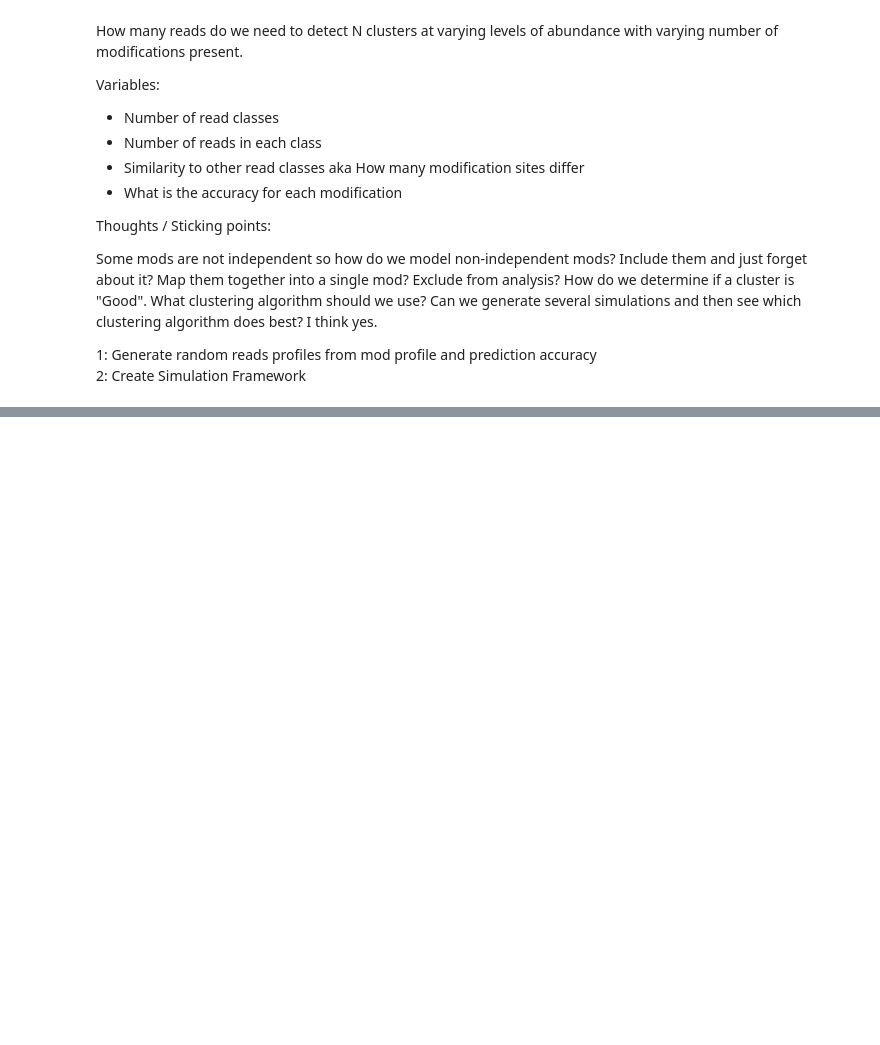
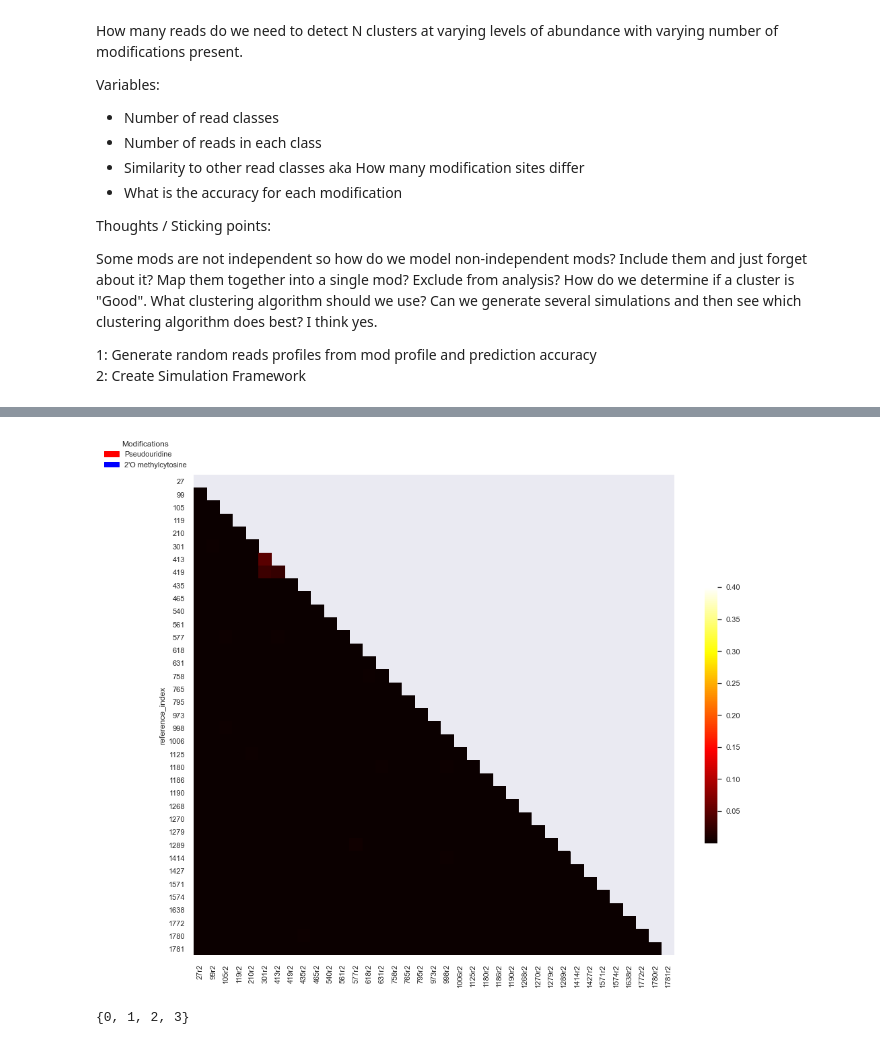
Before and after one commit to adbailey4/read_clustering, a Jupyter notebook: notebooks/simulation_detection_limit.ipynb, the cells around one changed output, grey strips where cells are left out. Cells and saved outputs as stored; diff of their text form; code cells hidden in the pictures; blank space fills up the shorter version.

```diff
--- a/notebooks/simulation_detection_limit.ipynb
+++ b/notebooks/simulation_detection_limit.ipynb
@@ -155,0 +187,13 @@ KeyError: 'variants'
+# %%
+cmap = "OrRd"
+cmap = "cool"
+cmap = "hot"
+pseudou="ql"
+twoprimeo=["na", "ob", "pc", "qd"]
+norm = None
+stat = "r2"
+# %%
+contig = 'RDN18-1'
+ld_df = vc.plot_ld_heatmap(contig, vc.get_contig_positions(contig), stat="r2", cmap=cmap, norm=norm)
+# %% [output]
+[figure, added]
@@ -155,0 +233,4 @@ KeyError: 'variants'
+# %%
+set(labels_true)
+# %% [output]
+{0, 1, 2, 3}
```
Also changed, not shown: parts of 40 cells of this notebook, 4 other files.
